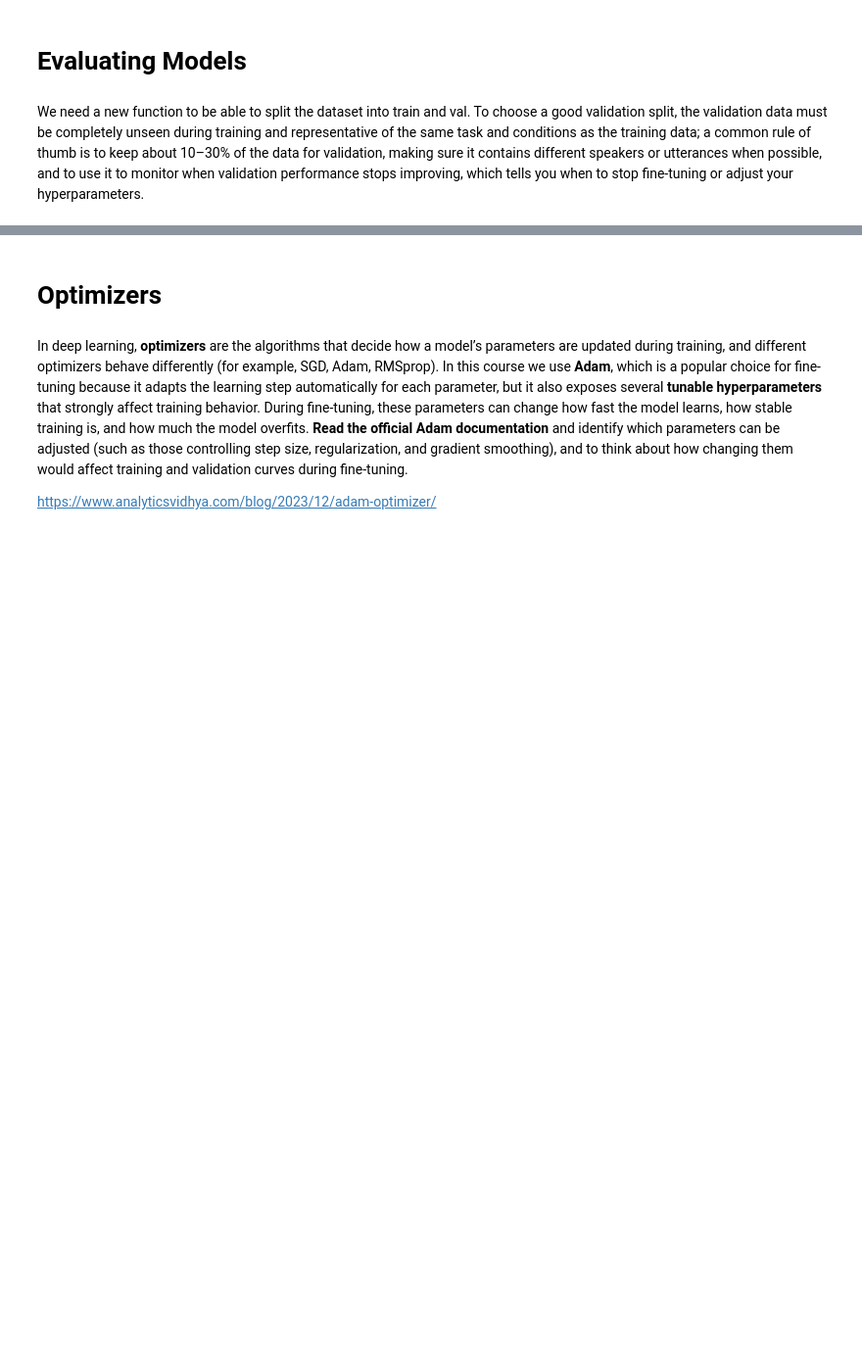
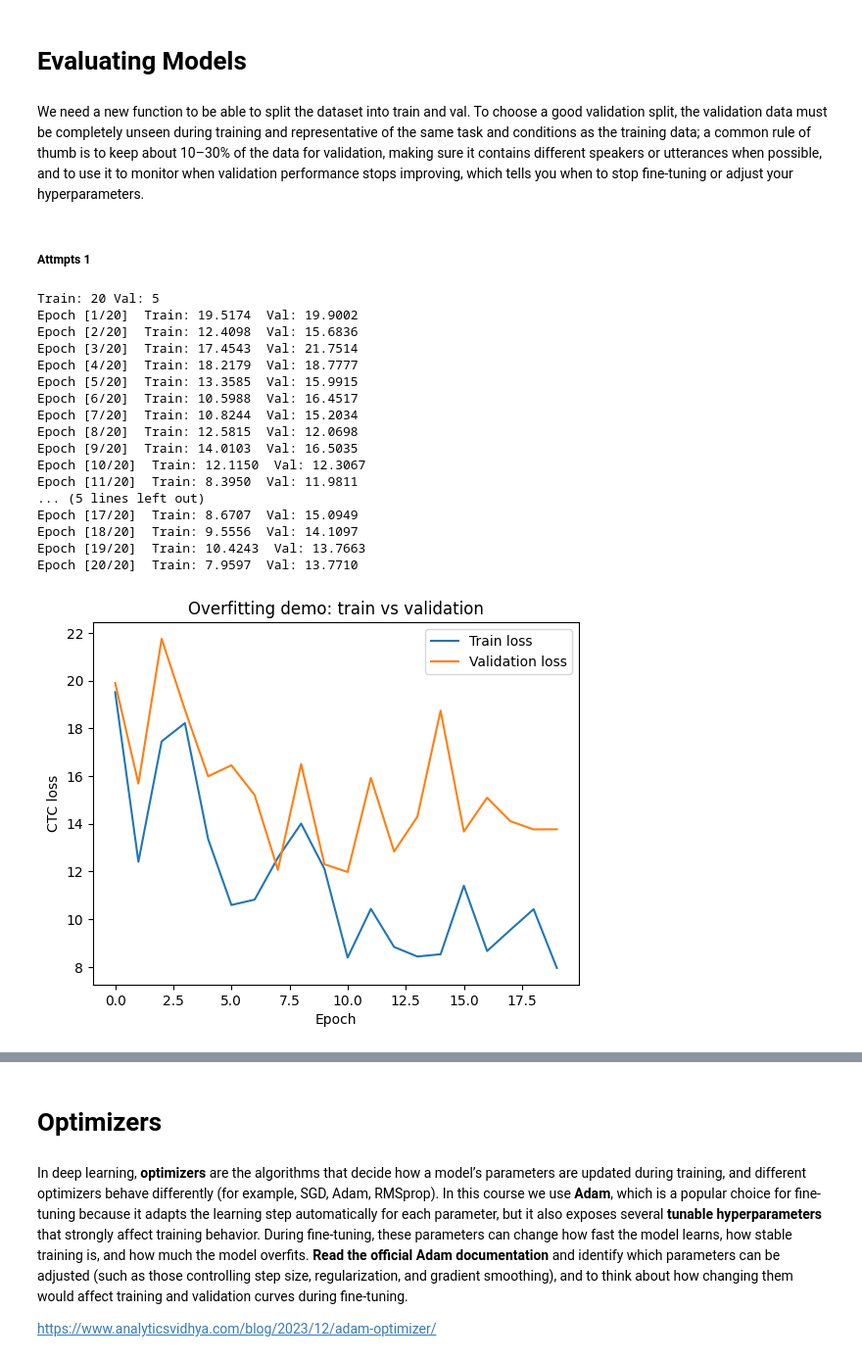
Before and after one commit to it-is-helga/ASR-TTS-Course, a Jupyter notebook: STEP2_Do_Your_Labs/Lab_3_bruteforce/lab3_asr_finetuning_complete.ipynb, the cells around one changed output, grey strips where cells are left out. Shown at 98% size. Saved outputs shown, nothing was run; the diff lists cells and outputs as text; code cells hidden in the pictures; blank space fills up the shorter version.

```diff
--- a/STEP2_Do_Your_Labs/Lab_3_bruteforce/lab3_asr_finetuning_complete.ipynb
+++ b/STEP2_Do_Your_Labs/Lab_3_bruteforce/lab3_asr_finetuning_complete.ipynb
@@ -536,7 +634,7 @@ class ASRdataset(Dataset):
         transc_file_path = os.path.join(self.data_transc_dir, audio_file.replace('wav', 'txt'))
         true_transcript = get_true_transcript(transc_file_path)
         # transform transcript into list of integers
-        target_indices = [self.dico_labels[c] for c in true_transcript]
+        target_indices = [self.dico_labels[c] for c in true_transcript.lower().replace(" ", "|")]
         target_indices = torch.tensor(target_indices, dtype=torch.long)
         return waveform, true_transcript, target_indices
 
@@ -551,4 +653,5 @@ class ASRdataset(Dataset):
 # %%
+MAX_FILES = 100  # You can lower this number to speed up processing for testing
 # Instanciate the ASR dataset and print its length
 asrdataset = ASRdataset(data_speech_dir, data_transc_dir, dico_labels, MAX_FILES=MAX_FILES)
 print('Dataset length:', len(asrdataset))
@@ -556,5 +659,5 @@ print('Dataset length:', len(asrdataset))
 # Get the first data sample, and print some information
 waveform, true_transcript, target_indices = asrdataset[0]
 print(waveform.shape)
-print(true_transcript)
+print(true_transcript.replace('|', ' '))
 print(target_indices)
@@ -689,0 +830,13 @@ with torch.inference_mode():
+# %%
+asrdataset = ASRdataset(data_speech_dir, data_transc_dir, dico_labels, MAX_FILES=10)
+# Load the data sample
+waveform, true_transcript, _ = asrdataset[8]
+
+# Instanciate the model and load the trained parameters
+model = Wav2vecASR(n_labels)
+model.load_state_dict(torch.load('model_wav2vecASR.pt', weights_only=True))
+
+# Apply the model and get the estimated transcript
+with torch.inference_mode():
+    emission = model(waveform)
+    est_transcript = transcript_from_emission(emission[0], labels)
@@ -737,3 +884,5 @@ def training_wav2vecASR2(model, train_dataset, val_dataset, num_epochs, loss_fn,
+# %% [markdown]
+##### Attmpts 1
 # %%
 def eval_ctc_loss(model, dataset, loss_fn):
     model.eval()
@@ -755,0 +943,50 @@ def eval_ctc_loss(model, dataset, loss_fn):
+# %%
+MAX_FILES = 25
+asrdataset = ASRdataset(data_speech_dir, data_transc_dir, dico_labels, MAX_FILES=MAX_FILES)
+model = Wav2vecASR(n_labels)
+model.wav2vec.apply(freeze_params)
+model.output_layer.apply(init_params)
+
+val_ratio = 0.2
+n_total = len(asrdataset)
+n_val = max(1, int(n_total * val_ratio))
+n_train = n_total - n_val
+
+train_ds, val_ds = random_split(asrdataset, [n_train, n_val])
+
+print("Train:", len(train_ds), "Val:", len(val_ds))
+
+num_epochs=20
+learning_rate = 0.1
+loss_fn = nn.CTCLoss()
+model_tr, train_losses, val_losses = training_wav2vecASR2(
+    model, train_ds, val_ds, num_epochs, loss_fn, learning_rate
+)
+# model, train_dataset, val_dataset, num_epochs, loss_fn, learning_rate
+plt.figure()
+plt.plot(train_losses, label="Train loss")
+plt.plot(val_losses, label="Validation loss")
+plt.xlabel("Epoch")
+plt.ylabel("CTC loss")
+plt.title("Overfitting demo: train vs validation")
+plt.legend()
+plt.show()
+# %% [output]
+Train: 20 Val: 5
+Epoch [1/20]  Train: 19.5174  Val: 19.9002
+Epoch [2/20]  Train: 12.4098  Val: 15.6836
+Epoch [3/20]  Train: 17.4543  Val: 21.7514
+Epoch [4/20]  Train: 18.2179  Val: 18.7777
+Epoch [5/20]  Train: 13.3585  Val: 15.9915
+Epoch [6/20]  Train: 10.5988  Val: 16.4517
+Epoch [7/20]  Train: 10.8244  Val: 15.2034
+Epoch [8/20]  Train: 12.5815  Val: 12.0698
+Epoch [9/20]  Train: 14.0103  Val: 16.5035
+Epoch [10/20]  Train: 12.1150  Val: 12.3067
+Epoch [11/20]  Train: 8.3950  Val: 11.9811
+... (5 lines left out)
+Epoch [17/20]  Train: 8.6707  Val: 15.0949
+Epoch [18/20]  Train: 9.5556  Val: 14.1097
+Epoch [19/20]  Train: 10.4243  Val: 13.7663
+Epoch [20/20]  Train: 7.9597  Val: 13.7710
+[figure, added]
```
Also changed, not shown: parts of 80 cells of this notebook.
